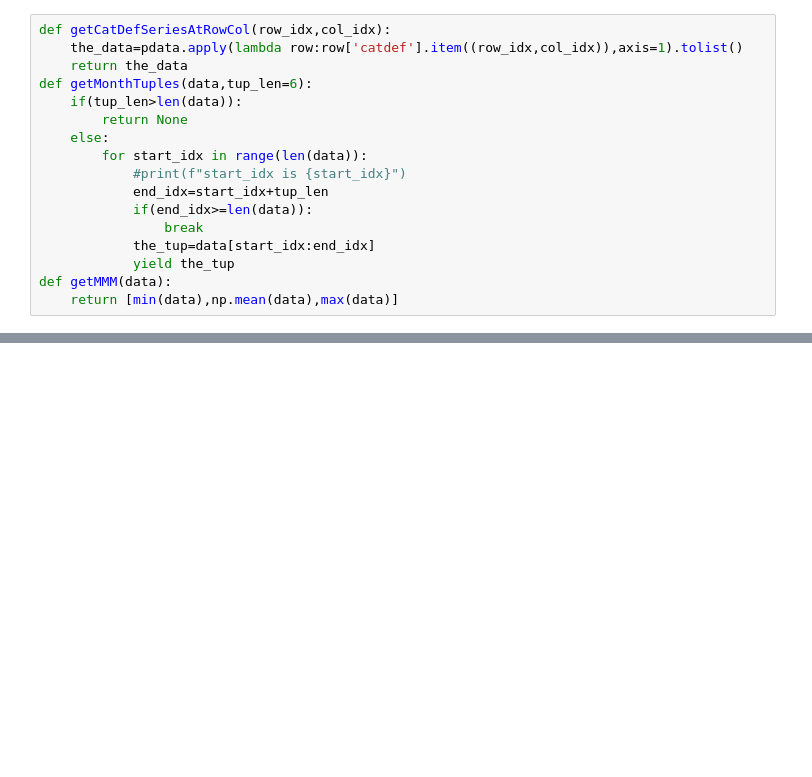
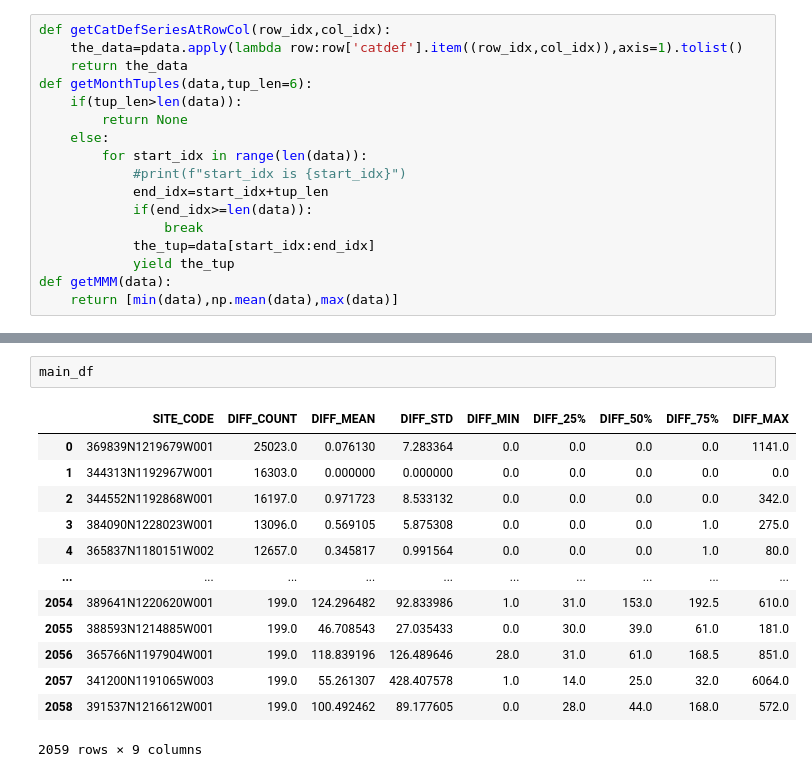
Before and after one commit to eddie-a-salinas/CA-Hydrology-W210-SP2022, a Jupyter notebook: pickle_explore.ipynb, the cells around one changed output, grey strips where cells are left out. Cells and saved outputs as stored; diff of their text form; blank space fills up the shorter version.

```diff
--- a/pickle_explore.ipynb
+++ b/pickle_explore.ipynb
@@ -570,0 +643,16 @@ For site code 348608N1182474W001, its dates are ['1986-02-06 00:00:00']
+# %%
+main_df
+# %% [output]
+|  | SITE_CODE | DIFF_COUNT | DIFF_MEAN | DIFF_STD | DIFF_MIN | DIFF_25% | DIFF_50% | DIFF_75% | DIFF_MAX |
+| 0 | 369839N1219679W001 | 25023.0 | 0.076130 | 7.283364 | 0.0 | 0.0 | 0.0 | 0.0 | 1141.0 |
+| 1 | 344313N1192967W001 | 16303.0 | 0.000000 | 0.000000 | 0.0 | 0.0 | 0.0 | 0.0 | 0.0 |
+| 2 | 344552N1192868W001 | 16197.0 | 0.971723 | 8.533132 | 0.0 | 0.0 | 0.0 | 0.0 | 342.0 |
+| 3 | 384090N1228023W001 | 13096.0 | 0.569105 | 5.875308 | 0.0 | 0.0 | 0.0 | 1.0 | 275.0 |
+| 4 | 365837N1180151W002 | 12657.0 | 0.345817 | 0.991564 | 0.0 | 0.0 | 0.0 | 1.0 | 80.0 |
+| ... | ... | ... | ... | ... | ... | ... | ... | ... | ... |
+| 2054 | 389641N1220620W001 | 199.0 | 124.296482 | 92.833986 | 1.0 | 31.0 | 153.0 | 192.5 | 610.0 |
+| 2055 | 388593N1214885W001 | 199.0 | 46.708543 | 27.035433 | 0.0 | 30.0 | 39.0 | 61.0 | 181.0 |
+| 2056 | 365766N1197904W001 | 199.0 | 118.839196 | 126.489646 | 28.0 | 31.0 | 61.0 | 168.5 | 851.0 |
+| 2057 | 341200N1191065W003 | 199.0 | 55.261307 | 428.407578 | 1.0 | 14.0 | 25.0 | 32.0 | 6064.0 |
+| 2058 | 391537N1216612W001 | 199.0 | 100.492462 | 89.177605 | 0.0 | 28.0 | 44.0 | 168.0 | 572.0 |
+2059 rows × 9 columns
```
Also changed, not shown: parts of 49 cells of this notebook.
